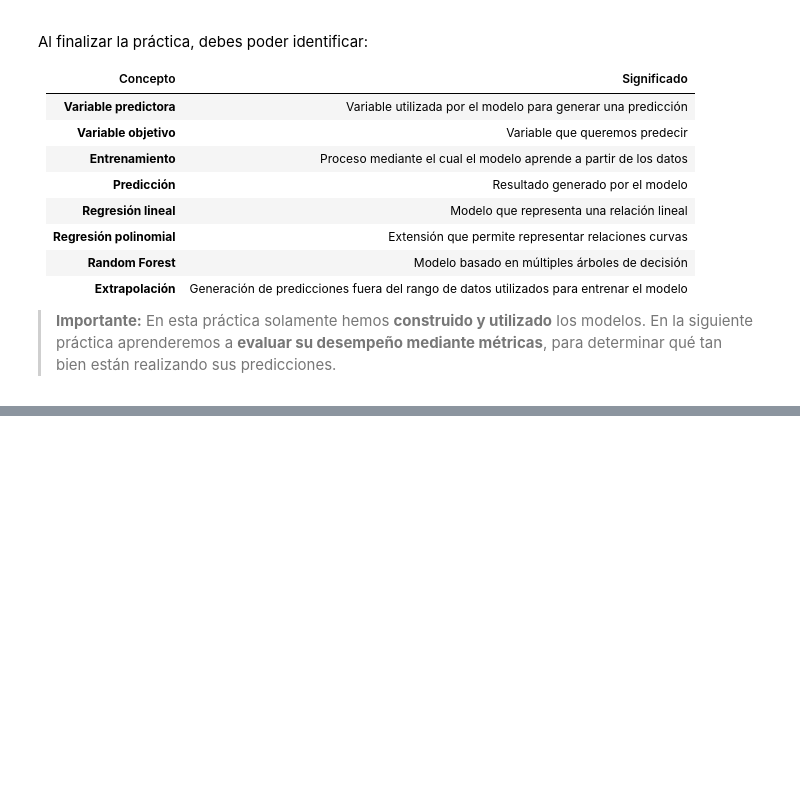
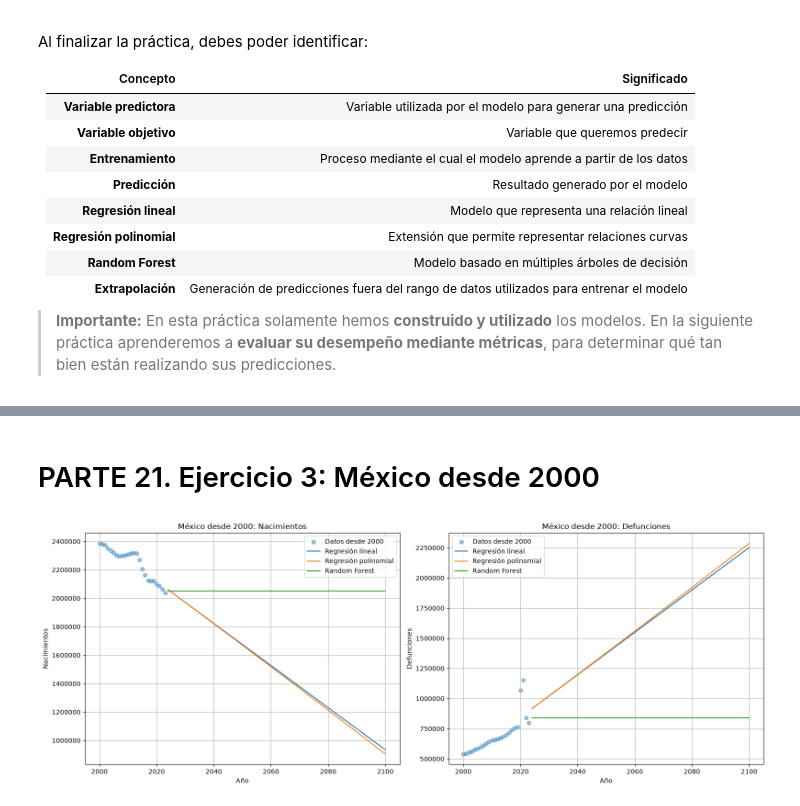
Before and after one commit to fpl81660/BD-511, a Jupyter notebook: U2_1_modelos_regresion/notebook/U3_1_modelos_regresion_demografia.ipynb, the cells around one changed output, grey strips where cells are left out. Drawn from its saved outputs; the diff is of its cells as text; code cells hidden in the pictures; blank space fills up the shorter version.

```diff
--- a/U2_1_modelos_regresion/notebook/U3_1_modelos_regresion_demografia.ipynb
+++ b/U2_1_modelos_regresion/notebook/U3_1_modelos_regresion_demografia.ipynb
@@ -1086,0 +1209,67 @@ Al finalizar la práctica, debes poder identificar:
+# %% [markdown]
+# PARTE 21. Ejercicio 3: México desde 2000
+# %%
+df_mexico_2000 = df[
+    (df["Entity"] == "Mexico")
+    & (df["Year"] >= 2000)
+    & (df["Year"] <= 2023)
+].copy()
+
+X_mexico_2000 = df_mexico_2000[["Year"]]
+y_nacimientos_mexico_2000 = df_mexico_2000["births"]
+y_defunciones_mexico_2000 = df_mexico_2000["deaths"]
+X_futuro_mexico_2000 = pd.DataFrame(
+    np.arange(2024, 2101).reshape(-1, 1),
+    columns=["Year"]
+)
+
+modelo_lineal_mexico_2000_births = LinearRegression().fit(
+    X_mexico_2000, y_nacimientos_mexico_2000
+)
+modelo_lineal_mexico_2000_deaths = LinearRegression().fit(
+    X_mexico_2000, y_defunciones_mexico_2000
+)
+
+poly_mexico_2000 = PolynomialFeatures(degree=2, include_bias=False)
+X_mexico_2000_poly = poly_mexico_2000.fit_transform(X_mexico_2000)
+X_futuro_mexico_2000_poly = poly_mexico_2000.transform(X_futuro_mexico_2000)
+modelo_polinomial_mexico_2000_births = LinearRegression().fit(
+    X_mexico_2000_poly, y_nacimientos_mexico_2000
+)
+modelo_polinomial_mexico_2000_deaths = LinearRegression().fit(
+    X_mexico_2000_poly, y_defunciones_mexico_2000
+)
+
+modelo_rf_mexico_2000_births = RandomForestRegressor(
+    n_estimators=100, random_state=42
+).fit(X_mexico_2000, y_nacimientos_mexico_2000)
+modelo_rf_mexico_2000_deaths = RandomForestRegressor(
+    n_estimators=100, random_state=42
+).fit(X_mexico_2000, y_defunciones_mexico_2000)
+
+pred_mexico_2000_births_lineal = modelo_lineal_mexico_2000_births.predict(X_futuro_mexico_2000)
+pred_mexico_2000_births_polinomial = modelo_polinomial_mexico_2000_births.predict(X_futuro_mexico_2000_poly)
+pred_mexico_2000_births_rf = modelo_rf_mexico_2000_births.predict(X_futuro_mexico_2000)
+pred_mexico_2000_deaths_lineal = modelo_lineal_mexico_2000_deaths.predict(X_futuro_mexico_2000)
+pred_mexico_2000_deaths_polinomial = modelo_polinomial_mexico_2000_deaths.predict(X_futuro_mexico_2000_poly)
+pred_mexico_2000_deaths_rf = modelo_rf_mexico_2000_deaths.predict(X_futuro_mexico_2000)
+
+fig, axes = plt.subplots(1, 2, figsize=(16, 6))
+for axis, variable, objetivo, lineal, polinomial, rf in [
+    (axes[0], "births", "Nacimientos", pred_mexico_2000_births_lineal, pred_mexico_2000_births_polinomial, pred_mexico_2000_births_rf),
+    (axes[1], "deaths", "Defunciones", pred_mexico_2000_deaths_lineal, pred_mexico_2000_deaths_polinomial, pred_mexico_2000_deaths_rf),
+]:
+    axis.scatter(df_mexico_2000["Year"], df_mexico_2000[variable], alpha=0.45, label="Datos desde 2000")
+    axis.plot(X_futuro_mexico_2000["Year"], lineal, label="Regresión lineal")
+    axis.plot(X_futuro_mexico_2000["Year"], polinomial, label="Regresión polinomial")
+    axis.plot(X_futuro_mexico_2000["Year"], rf, label="Random Forest")
+    axis.set_title(f"México desde 2000: {objetivo}")
+    axis.set_xlabel("Año")
+    axis.set_ylabel(objetivo)
+    axis.ticklabel_format(style="plain", axis="y", useOffset=False)
+    axis.grid()
+    axis.legend()
+plt.tight_layout()
+plt.show()
+# %% [output]
+[figure, added]
```
Also changed, not shown: parts of 4 cells of this notebook, 3 other files.
